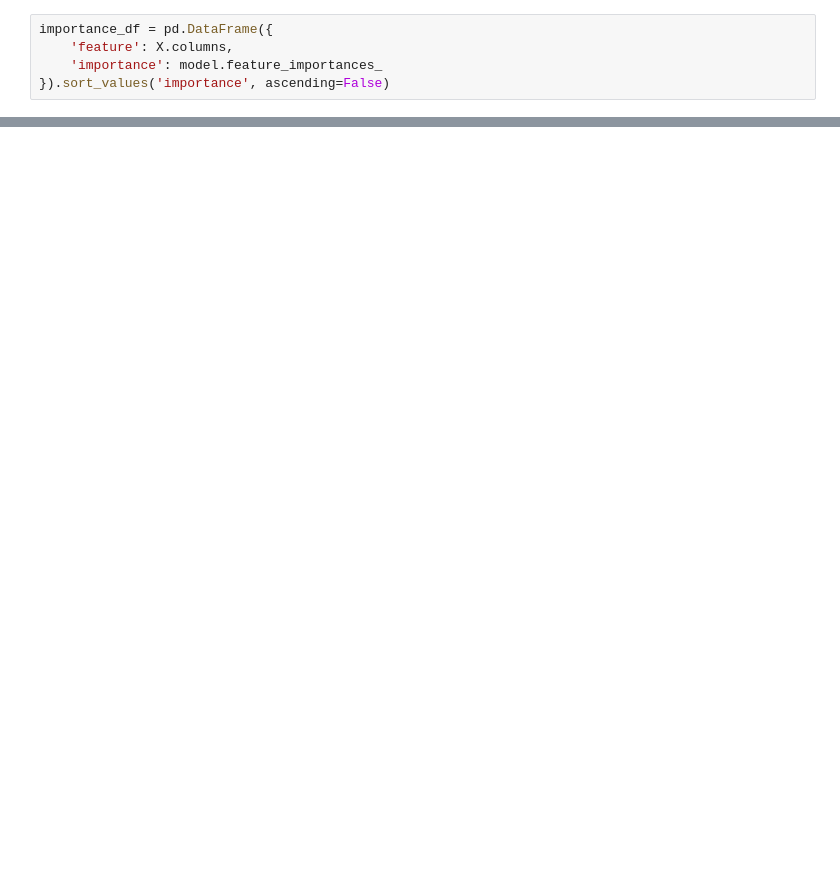
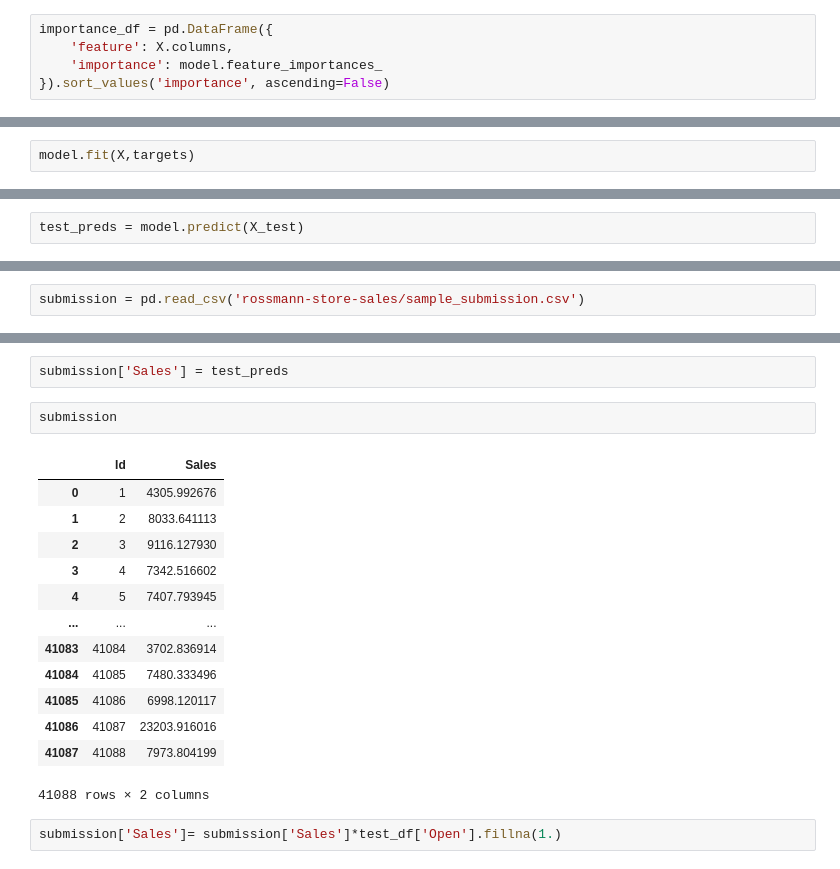
Before and after one commit to ShawneilRodrigues/Rossmann-Store-Sales, a Jupyter notebook: RossmannStoreScale.ipynb, the cells around one changed output, grey strips where cells are left out. Cells and saved outputs as stored; diff of their text form; blank space fills up the shorter version.

```diff
--- a/RossmannStoreScale.ipynb
+++ b/RossmannStoreScale.ipynb
@@ -361,0 +452,2 @@ sns.barplot(data=importance_df.head(10), x='importance', y='feature');
+# %%
+model.fit(X,targets)
@@ -361,0 +466,2 @@ sns.barplot(data=importance_df.head(10), x='importance', y='feature');
+# %%
+test_preds = model.predict(X_test)
@@ -361,0 +473,2 @@ sns.barplot(data=importance_df.head(10), x='importance', y='feature');
+# %%
+submission = pd.read_csv('rossmann-store-sales/sample_submission.csv')
@@ -361,0 +491,20 @@ sns.barplot(data=importance_df.head(10), x='importance', y='feature');
+# %%
+submission['Sales'] = test_preds
+# %%
+submission
+# %% [output]
+|  | Id | Sales |
+| 0 | 1 | 4305.992676 |
+| 1 | 2 | 8033.641113 |
+| 2 | 3 | 9116.127930 |
+| 3 | 4 | 7342.516602 |
+| 4 | 5 | 7407.793945 |
+| ... | ... | ... |
+| 41083 | 41084 | 3702.836914 |
+| 41084 | 41085 | 7480.333496 |
+| 41085 | 41086 | 6998.120117 |
+| 41086 | 41087 | 23203.916016 |
+| 41087 | 41088 | 7973.804199 |
+41088 rows × 2 columns
+# %%
+submission['Sales']= submission['Sales']*test_df['Open'].fillna(1.)
```
Also changed, not shown: parts of 28 cells of this notebook.
